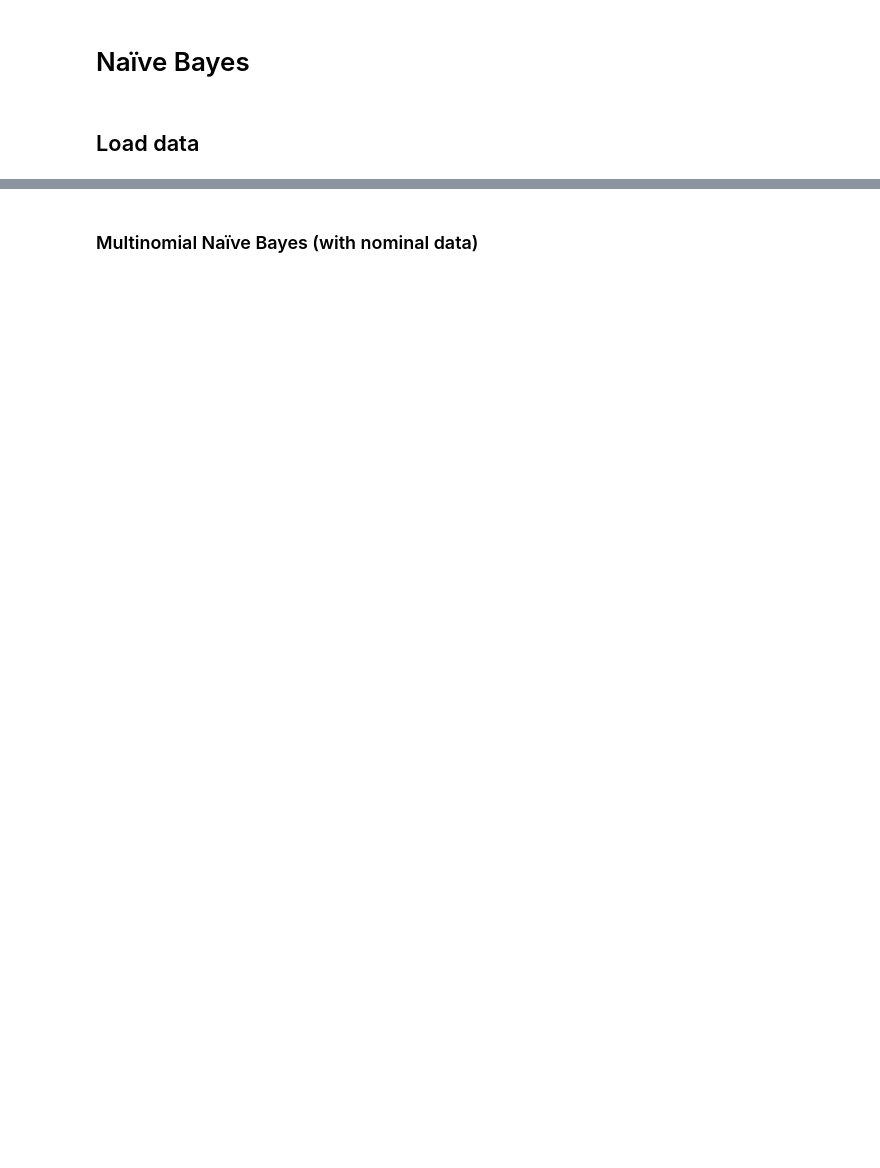
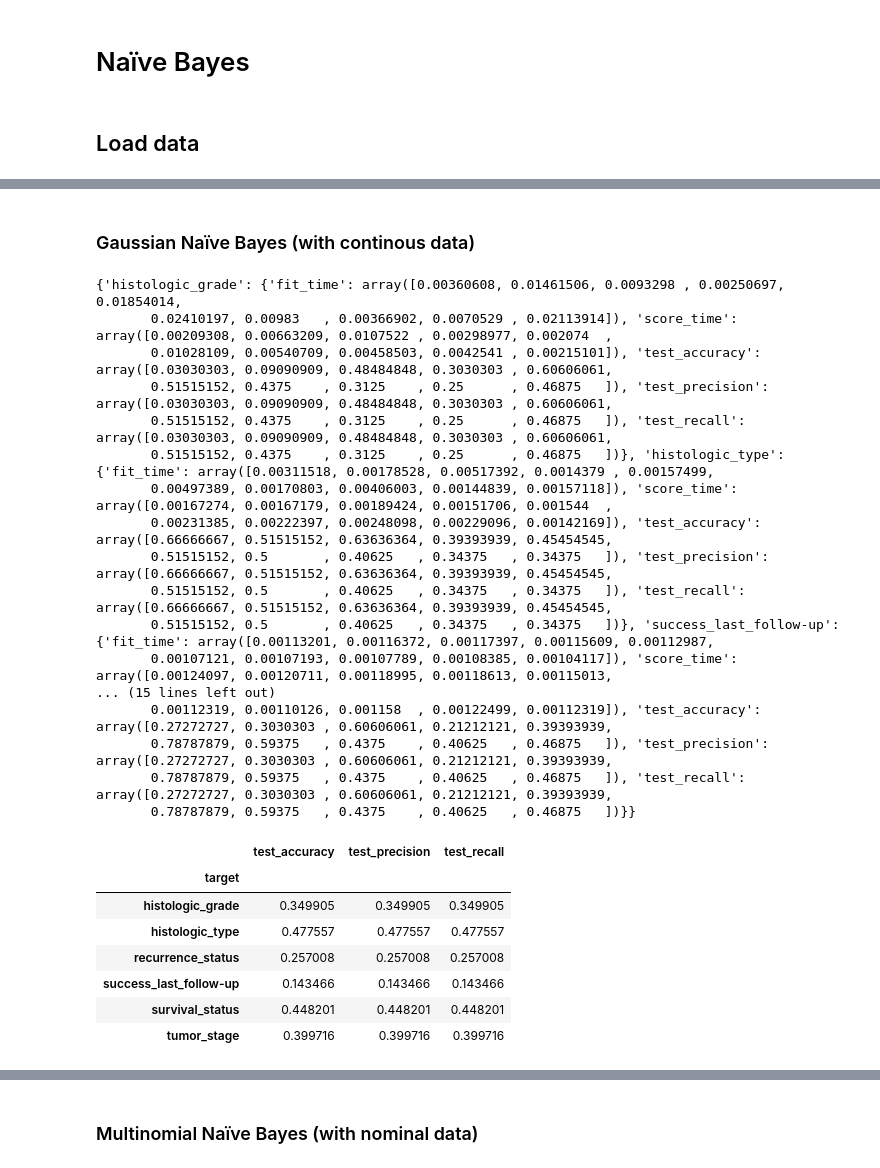
Before and after one commit to caleb-lindgren/deltaCorrML, a Jupyter notebook: naive_bayes.ipynb, the cells around one changed output, grey strips where cells are left out. Cells and saved outputs as stored; diff of their text form; code cells hidden in the pictures; blank space fills up the shorter version.

Commit message:
use micro for averages

```diff
--- a/naive_bayes.ipynb
+++ b/naive_bayes.ipynb
@@ -15,4 +16,5 @@ from mixed_naive_bayes import MixedNB
 # %%
 X = pd.read_csv("inputs_cleaned.tsv", sep="\t", index_col=0)
 y = pd.read_csv("targets_cleaned.tsv", sep="\t", index_col=0)
-y
+y_multiclass = y.drop(columns = ['recurrence_status', 'survival_status'])
+y_binary = y.drop(columns = ['histologic_grade', 'histologic_type', 'success_last_follow-up', 'tumor_stage'])
@@ -35,10 +23,9 @@ y
 # %%
-# Only categorical column is cancer type. We'll one-hot encode it.
-cancer_type_one_hot = pd.get_dummies(X["cancer_type"])
-X = X.drop(columns="cancer_type")
-X = cancer_type_one_hot.join(X)
+# change cancer type to encoded
+le_cancertype = preprocessing.LabelEncoder()
+X['cancer_type'] = le_cancertype.fit_transform(X['cancer_type'])
+
 # Now we just need to cast bools to ints
-X.loc[:, X.columns[X.columns.str.startswith("above_reg_line_")]] = X.\
-loc[:, X.columns[X.columns.str.startswith("above_reg_line_")]].astype(int)
+X.loc[:, X.columns[X.columns.str.startswith("above_reg_line_")]] = X.loc[:, X.columns[X.columns.str.startswith("above_reg_line_")]].astype(int)
 # %%
 # split up data into nominal and continuous
@@ -55,10 +41,22 @@ categorical_idxs = [X.columns.get_loc(c) for c in categorical_cols]
 # %%
-ys = {}
 encoders = {}
 
-for col in y.columns:
-    data = y[col]
+# multiclass
+ys_multi = {}
+for col in y_multiclass.columns:
+    data = y_multiclass[col]
     le = preprocessing.LabelEncoder()
-    ys[col] = le.fit_transform(data)
-    #print(ys[col].shape)
+    ys_multi[col] = le.fit_transform(data)
+    print(col, np.unique(ys_multi[col]))
     encoders[col] = le
+
+# binary
+ys_binary = {}
+for col in y_binary.columns:
+    data = y_binary[col]
+    le = preprocessing.LabelEncoder()
+    ys_binary[col] = le.fit_transform(data)
+    print(col, np.unique(ys_binary[col]))
+    encoders[col] = le
+
+ys_all = ys_multi | ys_binary
@@ -99,0 +129,2 @@ print(gaussian_results)
+# %% [markdown]
+### Gaussian Naïve Bayes (with continous data)
@@ -99,0 +133,29 @@ print(gaussian_results)
+# %%
+multi_gaussian_scores, multi_gaussian_chart = naive_bayes(X_continuous, ys_all, nbg, avg='micro')
+multi_gaussian_scores
+# %% [output]
+{'histologic_grade': {'fit_time': array([0.00360608, 0.01461506, 0.0093298 , 0.00250697, 0.01854014,
+       0.02410197, 0.00983   , 0.00366902, 0.0070529 , 0.02113914]), 'score_time': array([0.00209308, 0.00663209, 0.0107522 , 0.00298977, 0.002074  ,
+       0.01028109, 0.00540709, 0.00458503, 0.0042541 , 0.00215101]), 'test_accuracy': array([0.03030303, 0.09090909, 0.48484848, 0.3030303 , 0.60606061,
+       0.51515152, 0.4375    , 0.3125    , 0.25      , 0.46875   ]), 'test_precision': array([0.03030303, 0.09090909, 0.48484848, 0.3030303 , 0.60606061,
+       0.51515152, 0.4375    , 0.3125    , 0.25      , 0.46875   ]), 'test_recall': array([0.03030303, 0.09090909, 0.48484848, 0.3030303 , 0.60606061,
+       0.51515152, 0.4375    , 0.3125    , 0.25      , 0.46875   ])}, 'histologic_type': {'fit_time': array([0.00311518, 0.00178528, 0.00517392, 0.0014379 , 0.00157499,
+       0.00497389, 0.00170803, 0.00406003, 0.00144839, 0.00157118]), 'score_time': array([0.00167274, 0.00167179, 0.00189424, 0.00151706, 0.001544  ,
+       0.00231385, 0.00222397, 0.00248098, 0.00229096, 0.00142169]), 'test_accuracy': array([0.66666667, 0.51515152, 0.63636364, 0.39393939, 0.45454545,
+       0.51515152, 0.5       , 0.40625   , 0.34375   , 0.34375   ]), 'test_precision': array([0.66666667, 0.51515152, 0.63636364, 0.39393939, 0.45454545,
+       0.51515152, 0.5       , 0.40625   , 0.34375   , 0.34375   ]), 'test_recall': array([0.66666667, 0.51515152, 0.63636364, 0.39393939, 0.45454545,
+       0.51515152, 0.5       , 0.40625   , 0.34375   , 0.34375   ])}, 'success_last_follow-up': {'fit_time': array([0.00113201, 0.00116372, 0.00117397, 0.00115609, 0.00112987,
+       0.00107121, 0.00107193, 0.00107789, 0.00108385, 0.00104117]), 'score_time': array([0.00124097, 0.00120711, 0.00118995, 0.00118613, 0.00115013,
+... (15 lines left out)
+       0.00112319, 0.00110126, 0.001158  , 0.00122499, 0.00112319]), 'test_accuracy': array([0.27272727, 0.3030303 , 0.60606061, 0.21212121, 0.39393939,
+       0.78787879, 0.59375   , 0.4375    , 0.40625   , 0.46875   ]), 'test_precision': array([0.27272727, 0.3030303 , 0.60606061, 0.21212121, 0.39393939,
+       0.78787879, 0.59375   , 0.4375    , 0.40625   , 0.46875   ]), 'test_recall': array([0.27272727, 0.3030303 , 0.60606061, 0.21212121, 0.39393939,
+       0.78787879, 0.59375   , 0.4375    , 0.40625   , 0.46875   ])}}
+|  | test_accuracy | test_precision | test_recall |
+| target |  |  |  |
+| histologic_grade | 0.349905 | 0.349905 | 0.349905 |
+| histologic_type | 0.477557 | 0.477557 | 0.477557 |
+| recurrence_status | 0.257008 | 0.257008 | 0.257008 |
+| success_last_follow-up | 0.143466 | 0.143466 | 0.143466 |
+| survival_status | 0.448201 | 0.448201 | 0.448201 |
+| tumor_stage | 0.399716 | 0.399716 | 0.399716 |
```
Also changed, not shown: parts of 18 cells of this notebook.
